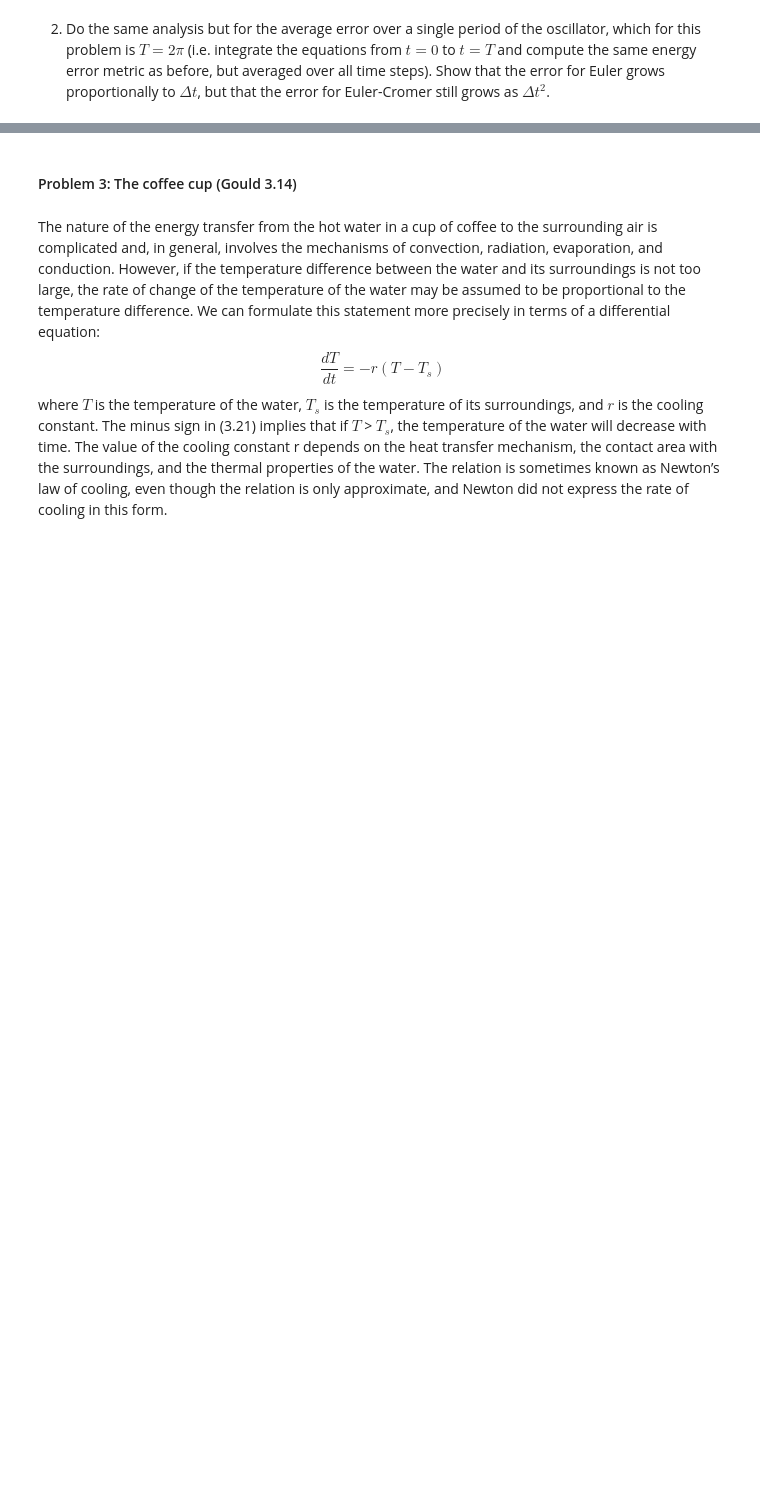
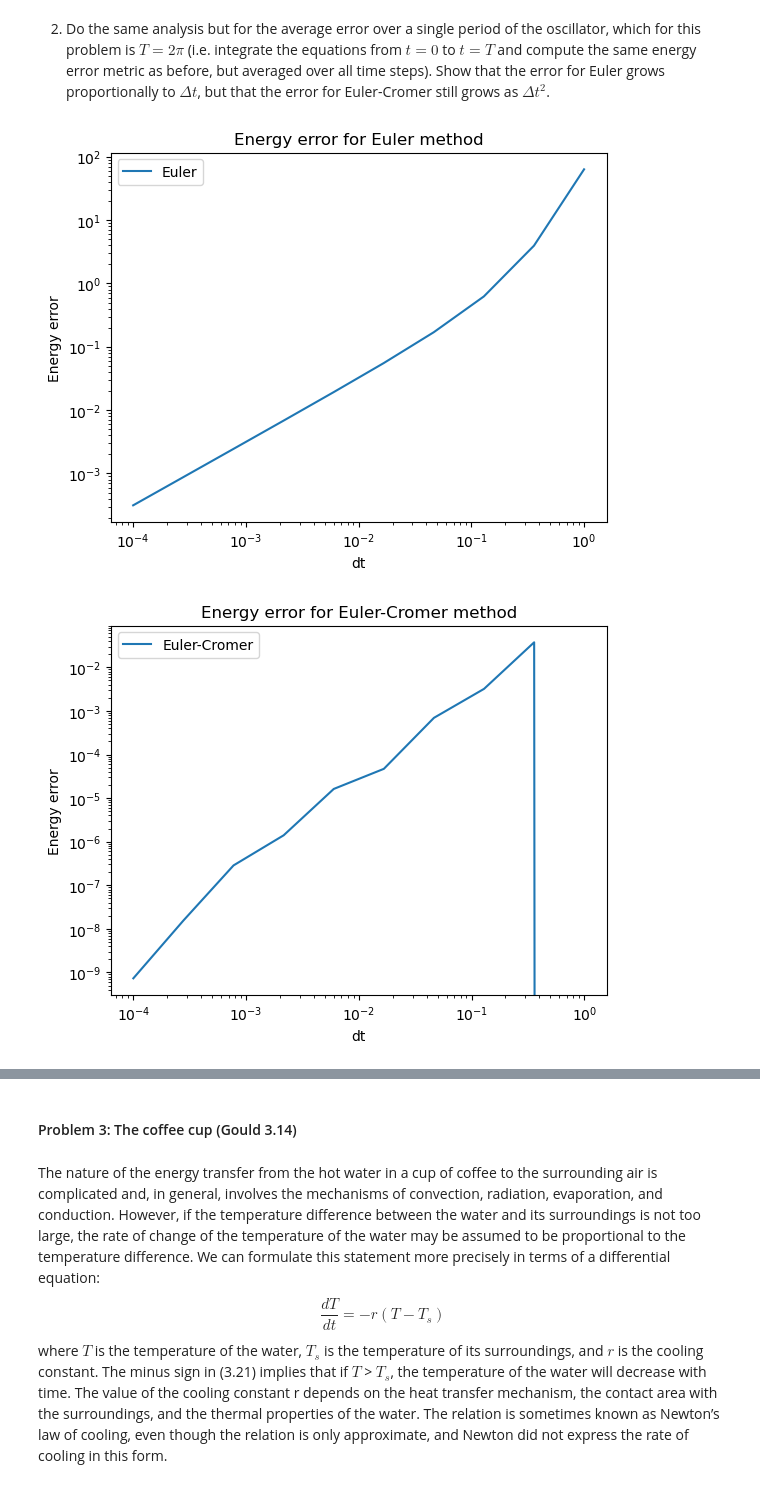
Before and after one commit to cake-dev/Simulation_class, a Jupyter notebook: Homework/hw_1_1.ipynb, the cells around one changed output, grey strips where cells are left out. Saved outputs shown, nothing was run; the diff lists cells and outputs as text; code cells hidden in the pictures; blank space fills up the shorter version.

```diff
--- a/Homework/hw_1_1.ipynb
+++ b/Homework/hw_1_1.ipynb
@@ -229,2 +297,62 @@ Slope for Euler-Cromer method: nan
 # %% [markdown]
 2. Do the same analysis but for the average error over a single period of the oscillator, which for this problem is $T = 2π$ (i.e. integrate the equations from $t = 0$ to $t = T$ and compute the same energy error metric as before, but averaged over all time steps). Show that the error for Euler grows proportionally to $\Delta t$, but that the error for Euler-Cromer still grows as $\Delta t^2$.
+# %%
+T = 2 * np.pi
+dt_values = np.logspace(-4, 0, 10)  # range of time step sizes
+
+energy_error_euler = []
+energy_error_euler_cromer = []
+for dt in dt_values:
+    x, v = x0, v0
+    t = 0
+    while t < T:
+        x, v = euler(x, v, dt)
+        t += dt
+    energy_error_euler.append(np.abs(energy_euler(x, v) - E_true))
+    x, v = x0, v0
+    t = 0
+    while t < T:
+        x, v = euler_cromer(x, v, dt)
+        t += dt
+    energy_error_euler_cromer.append(np.abs(energy_euler_cromer(x, v) - E_true))
+
+# plot energy error for euler
+plt.figure()
+plt.loglog(dt_values, energy_error_euler, label='Euler')
+plt.xlabel('dt')
+plt.ylabel('Energy error')
+plt.title('Energy error for Euler method')
+plt.legend()
+plt.show()
+
+# plot energy error for euler-cromer
+plt.figure()
+plt.loglog(dt_values, energy_error_euler_cromer, label='Euler-Cromer')
+plt.xlabel('dt')
+plt.ylabel('Energy error')
+plt.title('Energy error for Euler-Cromer method')
+plt.legend()
+plt.show()
+
+# show that the energy error for the Euler-Cromer method is proportional to dt^2
+plt.figure()
+plt.loglog(dt_values, energy_error_euler_cromer, label='Euler-Cromer')
+plt.loglog(dt_values, dt_values**2, label='dt^2')
+plt.xlabel('dt')
+plt.ylabel('Energy error')
+plt.title('Energy error Euler-Cromer method vs dt^2')
+plt.legend()
+plt.show()
+
+# show that the energy error for the Euler method is proportional to dt
+plt.figure()
+plt.loglog(dt_values, energy_error_euler, label='Euler')
+plt.loglog(dt_values, dt_values, label='dt')
+plt.xlabel('dt')
+plt.ylabel('Energy error')
+plt.title('Energy error Euler method vs dt')
+plt.legend()
+plt.show()
+# %% [output]
+[figure, added]
+[figure, added]
```
Also changed, not shown: parts of 11 cells of this notebook, 4 other files.
